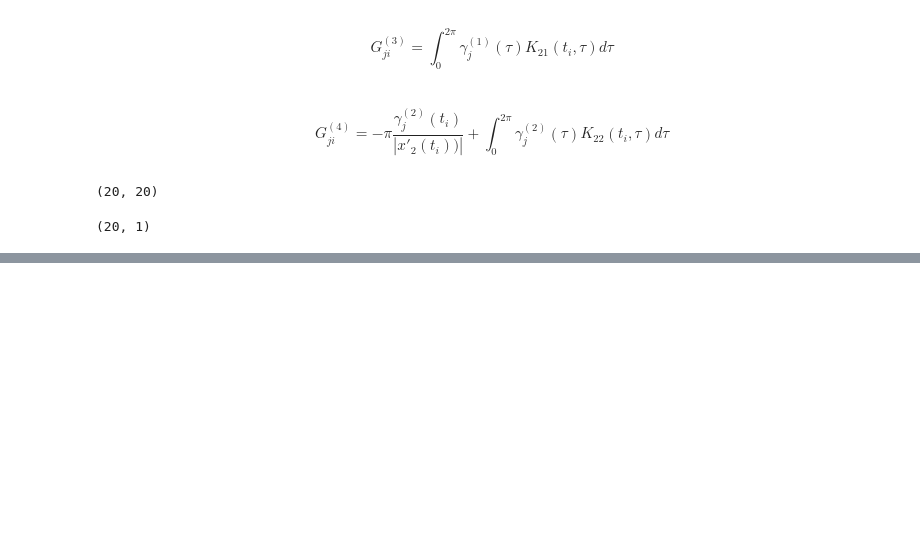
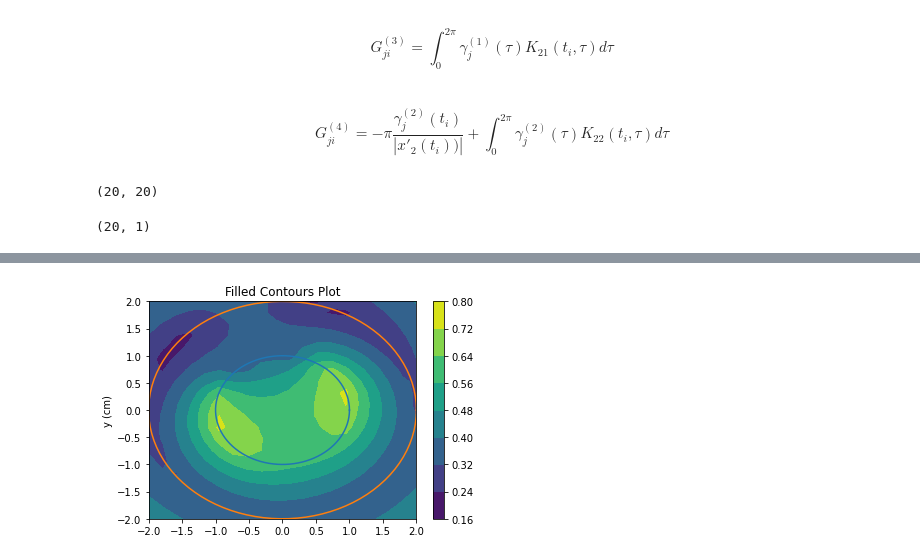
Before and after one commit to BohdanBuhrii/Linear-Integral-Equations, a Jupyter notebook: Program/Collocation.ipynb, the cells around one changed output, grey strips where cells are left out. Cells and saved outputs as stored; diff of their text form; code cells hidden in the pictures; blank space fills up the shorter version.

```diff
--- a/Program/Collocation.ipynb
+++ b/Program/Collocation.ipynb
@@ -134,17 +174,19 @@ def basicFunction(j, x, xx=xx, h=h):
 # %%
 def quadrature_with_ln_special_case(f, M=100):
-  '''integral from 0 to 2pi'''
+    '''integral from 0 to 2pi'''
 
-  n = M
-  tt = [i*np.pi/M for i in range(2*M)]
+    tt = [i*np.pi/M for i in range(2*M)]
 
-  R = lambda i, t: -1/n * sum([1/m* np.cos(m*(t - tt[i])) + 1/(2*n)*np.cos(n*(t - tt[i]))
-                                  for m in range(1, n)])
+    R = lambda i, t: -1/(2*M) * (1 + 2*sum([(1/m) * np.cos(m * (t - tt[i]))
+                                             for m in range(1, M)]) + 1/M * np.cos(t - tt[i]))
 
-  def integral(t):
-    return 2*np.pi*sum([R(j,t)*f(tt[j]) for j in range(2*M -1)])
+    #sum([1/m* np.cos(m*(t - tt[i])) + 1/(2*n)*np.cos(n*(t - tt[i]))
+    #                            for m in range(1, M)])
 
-  return integral
+    def integral(t):
+        return sum([R(j,t)*f(tt[j]) for j in range(2*M)])
+
+    return integral
 # %% [markdown]
 $$
 G^{(1)}_{ji} = \int_{0}^{2\pi} \gamma^{(1)}_{j}(\tau) K_{11}(t_i, \tau) d \tau
@@ -335,0 +342,41 @@ plt.plot(xxx, [1 for x in xxx], xxx, [ffff(x) for x in xxx])
+# %%
+xxx = np.linspace(0, 2*np.pi, 100)
+yyy = np.linspace(0, 2*np.pi, 100)
+
+
+xxxx=np.linspace(-2, 2, 100)
+zzzz=np.linspace(0, 2, 100)
+Xc, Zc=np.meshgrid(xxxx, zzzz)
+Yc = np.sqrt(1-Xc**2)
+
+
+a_ = -2
+b_ = 2
+n_ = 20
+
+x = np.linspace(a_, b_, n_)
+y = np.linspace(a_, b_, n_)
+xx, yy = np.meshgrid(x, y)
+
+u_approx([0, 0])
+
+zz = np.zeros([n_, n_])
+
+for i, x_ in enumerate(x):
+    for j, y_ in enumerate(y):
+        zz[i][j] = u_approx([x[i], y[j]])
+
+fig_contour,ax=plt.subplots(1,1)
+
+ax.plot(x1(xxx)[0], x1(xxx)[1])
+ax.plot(x2(xxx)[0], x2(xxx)[1])
+
+
+cp = ax.contourf(xx, yy, zz)
+fig_contour.colorbar(cp) # Add a colorbar to a plot
+ax.set_title('Filled Contours Plot')
+#ax.set_xlabel('x (cm)')
+ax.set_ylabel('y (cm)')
+plt.show()
+# %% [output]
+[figure, added]
```
Also changed, not shown: parts of 15 cells of this notebook.
